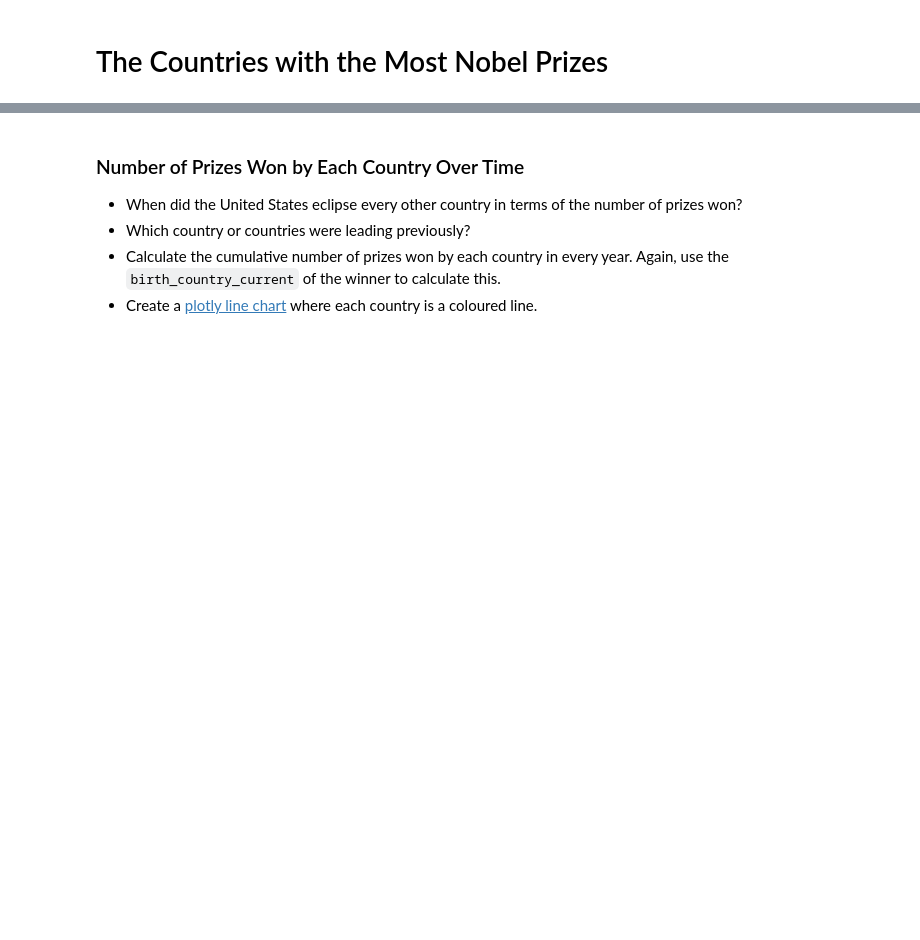
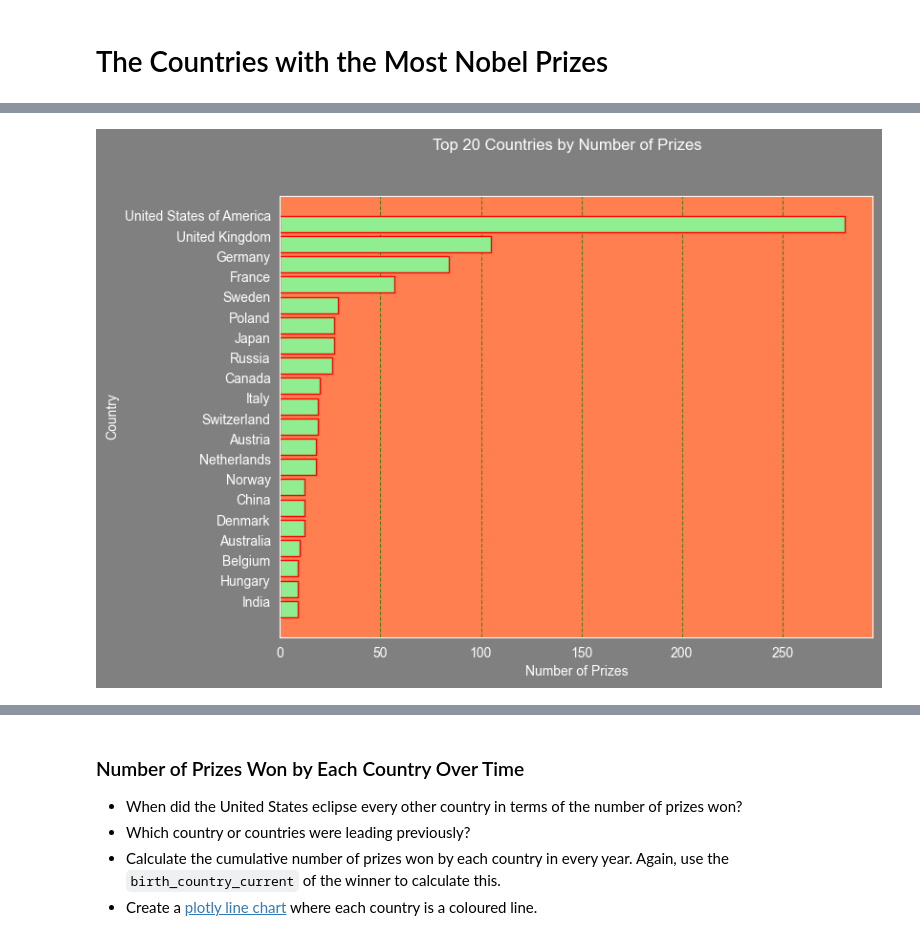
Before and after one commit to marcinszlaz/__100_Days_of_Code_Python_Bootcamp__, a Jupyter notebook: Day_79/Nobel_Prize_Analysis_(start).ipynb, the cells around one changed output, grey strips where cells are left out. Drawn from its saved outputs; the diff is of its cells as text; code cells hidden in the pictures; blank space fills up the shorter version.

```diff
--- a/Day_79/Nobel_Prize_Analysis_(start).ipynb
+++ b/Day_79/Nobel_Prize_Analysis_(start).ipynb
@@ -877,0 +906,6 @@ plt.show()
+# %%
+top20_countries = (df_data.groupby(by='birth_country_current', as_index=False)
+[['birth_country_current', 'prize']].aggregate(func={'prize': pd.Series.count}).sort_values(by='prize', ascending=False).iloc[:20])
+print(type(top20_countries))
+top20_countries.head(n=2)
+top20_countries
@@ -877,0 +931,18 @@ plt.show()
+# %%
+fig, ax = plt.subplots(figsize=(8, 6), dpi=100, facecolor='grey')
+plt.grid(visible=False)
+
+ax.barh(y=top20_countries.birth_country_current, width=top20_countries.prize,
+        align="edge", color='lightgreen', edgecolor='red')
+fig.suptitle(t='Top 20 Countries by Number of Prizes')
+ax.set_xlabel('Number of Prizes')
+ax.set_ylabel('Country')
+ax.set_yticks(ticks=top20_countries.birth_country_current,
+               labels=top20_countries.birth_country_current, rotation=0)
+ax.set_facecolor(color='coral')
+ax.grid(visible=True, axis='x', alpha=0.7, color='green', linestyle='--')
+ax.invert_yaxis()
+
+plt.show()
+# %% [output]
+[figure, added]
```
Also changed, not shown: parts of 31 cells of this notebook, 7 other files.
